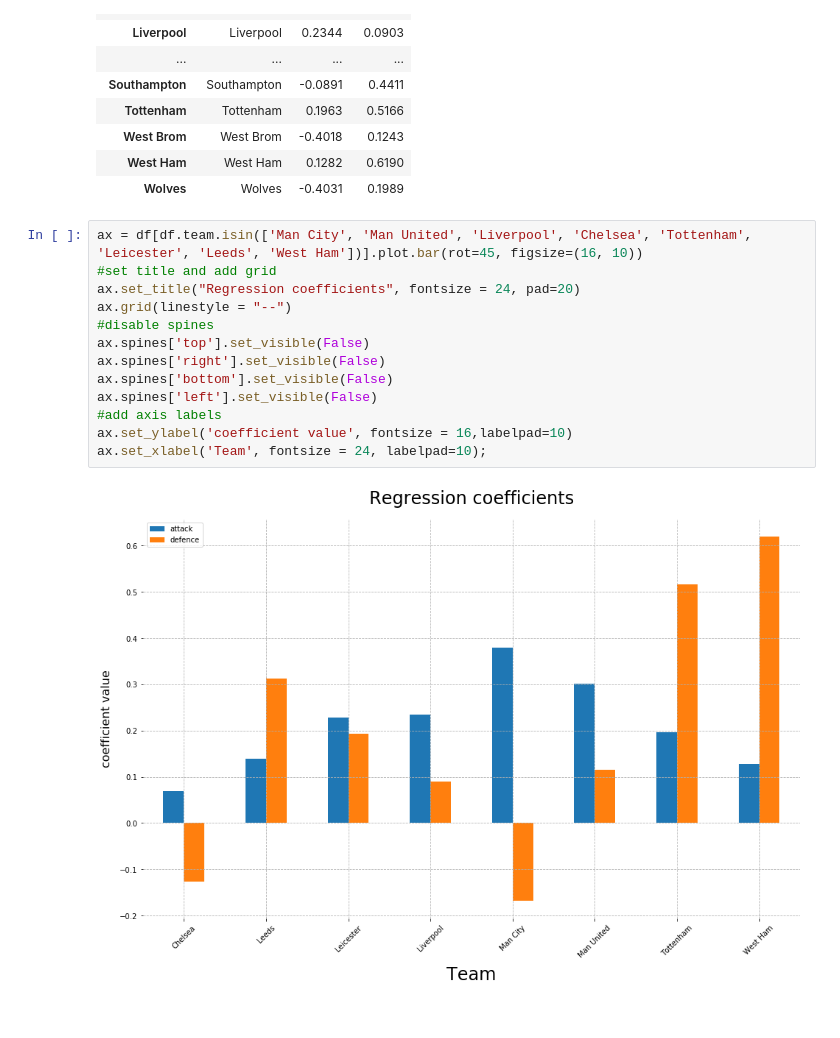
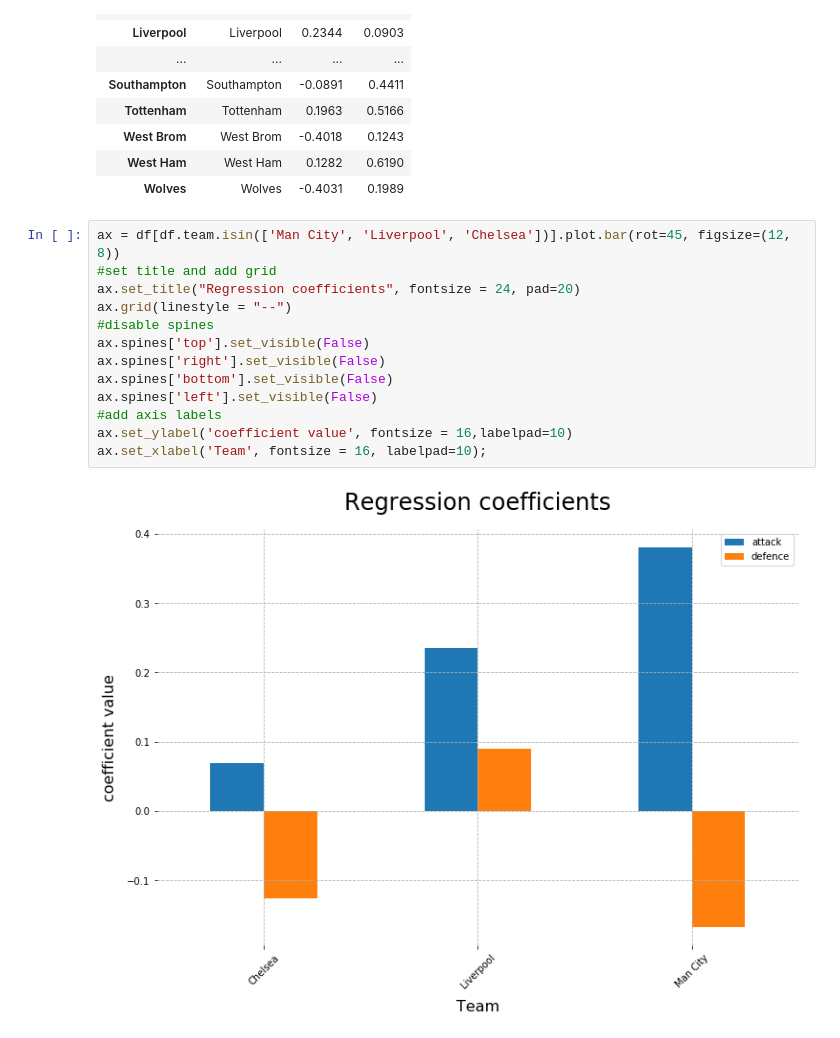
Before and after one commit to yashkarle/soccer-ds-stats, a Jupyter notebook: Projects/4UppsalaMMS/5_SimMatches/sim_match.ipynb, the cells around one changed output. Saved outputs shown, nothing was run; the diff lists cells and outputs as text.

```diff
--- a/Projects/4UppsalaMMS/5_SimMatches/sim_match.ipynb
+++ b/Projects/4UppsalaMMS/5_SimMatches/sim_match.ipynb
@@ -508,20 +531,20 @@ df
 | West Ham | West Ham | 0.1282 | 0.6190 |
 | Wolves | Wolves | -0.4031 | 0.1989 |
 # %%
-ax = df[df.team.isin(['Man City', 'Man United', 'Liverpool', 'Chelsea', 'Tottenham', 'Leicester', 'Leeds', 'West Ham'])].plot.bar(rot=45, figsize=(16, 10))
+ax = df[df.team.isin(['Man City', 'Liverpool', 'Chelsea'])].plot.bar(rot=45, figsize=(12, 8))
 #set title and add grid
 ax.set_title("Regression coefficients", fontsize = 24, pad=20)
 ax.grid(linestyle = "--")
 #disable spines
 ax.spines['top'].set_visible(False)
 ax.spines['right'].set_visible(False)
 ax.spines['bottom'].set_visible(False)
 ax.spines['left'].set_visible(False)
 #add axis labels
 ax.set_ylabel('coefficient value', fontsize = 16,labelpad=10)
-ax.set_xlabel('Team', fontsize = 24, labelpad=10);
+ax.set_xlabel('Team', fontsize = 16, labelpad=10);
 # %% [output]
-[figure, old version]
+[figure, new version]
 # %%
 # Set teams here
 home_team='Chelsea'
```
Also changed, not shown: parts of 62 cells of this notebook, 4 other files.
